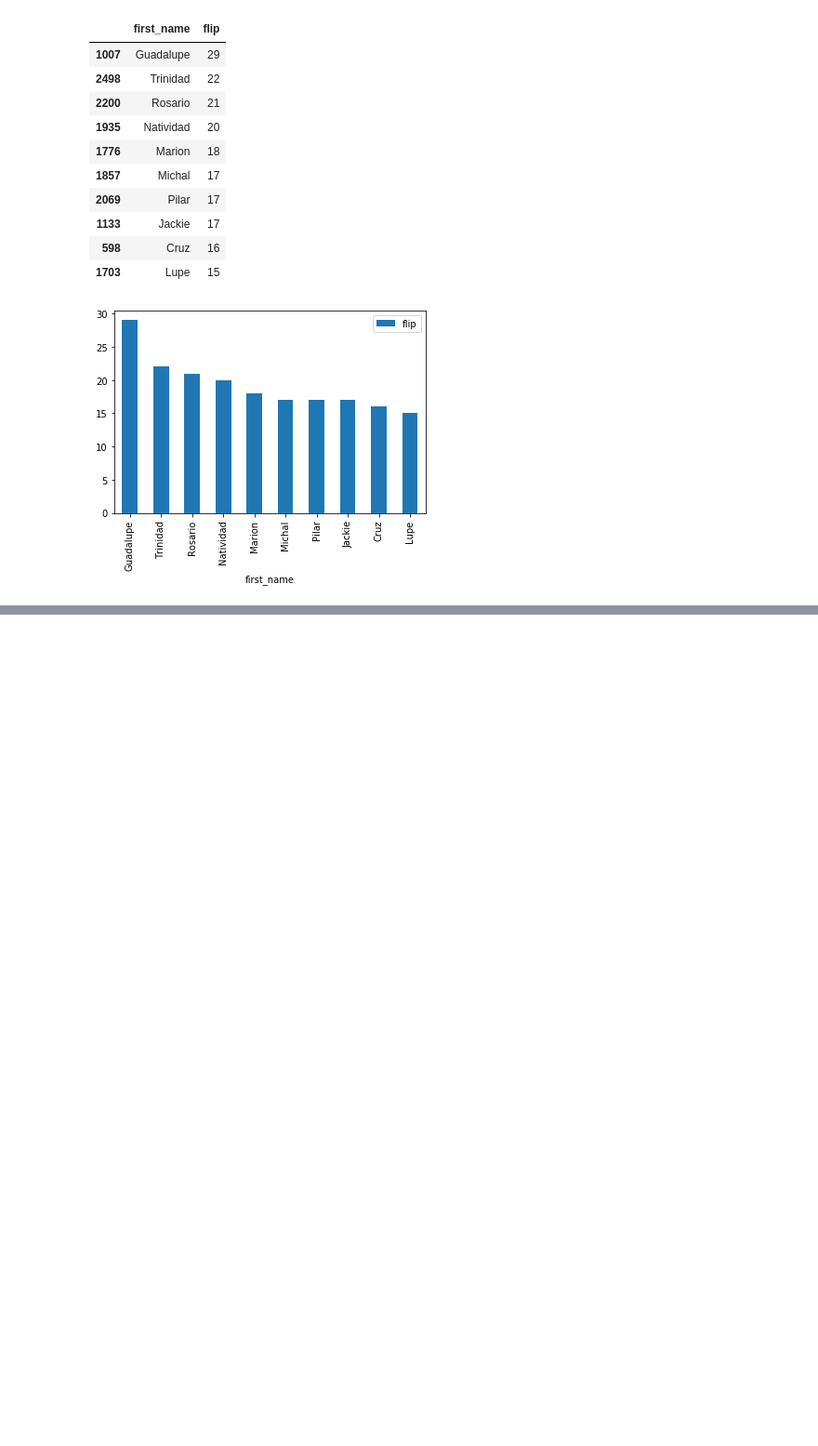
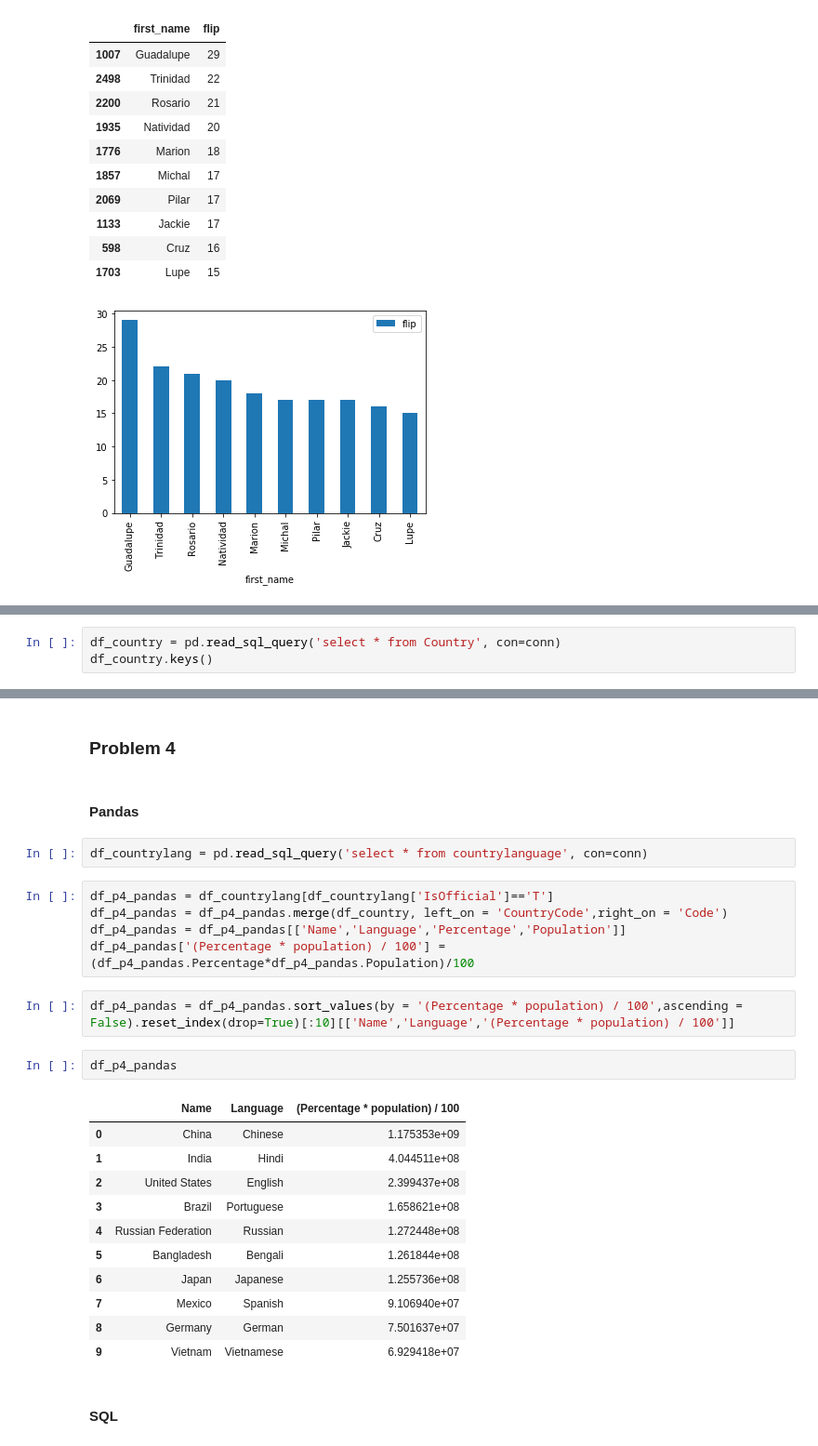
Before and after one commit to pspatel2/msia_401_python_project, a Jupyter notebook: MSiA_422_Project1.ipynb, the cells around one changed output, grey strips where cells are left out. Shown at 93% size. Saved outputs shown, nothing was run; the diff lists cells and outputs as text; blank space fills up the shorter version.

```diff
--- a/MSiA_422_Project1.ipynb
+++ b/MSiA_422_Project1.ipynb
@@ -264,0 +271,3 @@ baby.NameFlip()
+# %%
+df_country = pd.read_sql_query('select * from Country', con=conn)
+df_country.keys()
@@ -264,0 +389,29 @@ baby.NameFlip()
+# %% [markdown]
+### Problem 4
+# %% [markdown]
+#### Pandas
+# %%
+df_countrylang = pd.read_sql_query('select * from countrylanguage', con=conn)
+# %%
+df_p4_pandas = df_countrylang[df_countrylang['IsOfficial']=='T']
+df_p4_pandas = df_p4_pandas.merge(df_country, left_on = 'CountryCode',right_on = 'Code')
+df_p4_pandas = df_p4_pandas[['Name','Language','Percentage','Population']]
+df_p4_pandas['(Percentage * population) / 100'] = (df_p4_pandas.Percentage*df_p4_pandas.Population)/100
+# %%
+df_p4_pandas = df_p4_pandas.sort_values(by = '(Percentage * population) / 100',ascending = False).reset_index(drop=True)[:10][['Name','Language','(Percentage * population) / 100']]
+# %%
+df_p4_pandas
+# %% [output]
+|  | Name | Language | (Percentage * population) / 100 |
+| 0 | China | Chinese | 1.175353e+09 |
+| 1 | India | Hindi | 4.044511e+08 |
+| 2 | United States | English | 2.399437e+08 |
+| 3 | Brazil | Portuguese | 1.658621e+08 |
+| 4 | Russian Federation | Russian | 1.272448e+08 |
+| 5 | Bangladesh | Bengali | 1.261844e+08 |
+| 6 | Japan | Japanese | 1.255736e+08 |
+| 7 | Mexico | Spanish | 9.106940e+07 |
+| 8 | Germany | German | 7.501637e+07 |
+| 9 | Vietnam | Vietnamese | 6.929418e+07 |
+# %% [markdown]
+#### SQL
```
Also changed, not shown: parts of 35 cells of this notebook.
